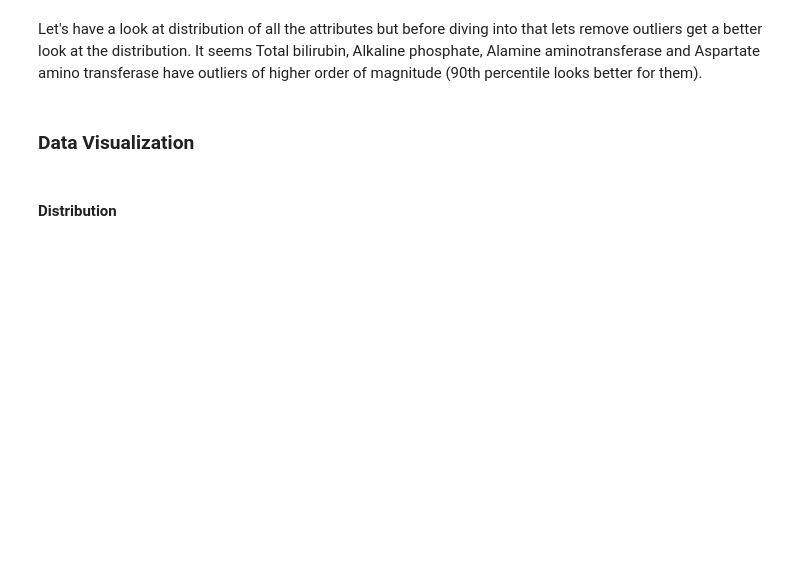
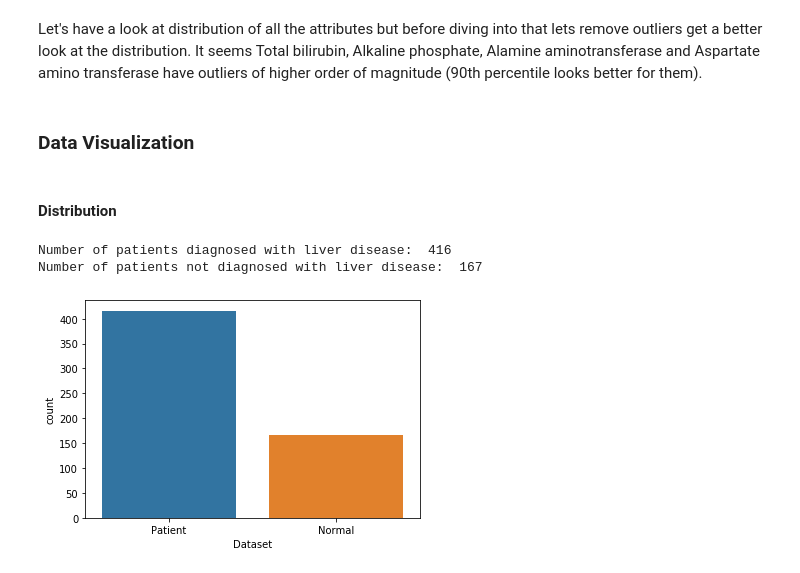
Before and after one commit to IndML101/Liver-Patients, a Jupyter notebook: Liver-Patients.ipynb, the cells around one changed output. Drawn from its saved outputs; the diff is of its cells as text; code cells hidden in the pictures; blank space fills up the shorter version.

```diff
--- a/Liver-Patients.ipynb
+++ b/Liver-Patients.ipynb
@@ -137,3 +137,17 @@ Let's have a look at distribution of all the attributes but before diving into t
 ### Data Visualization
 # %% [markdown]
 #### Distribution
+# %%
+# Count of Patients and normal people
+
+LD, NLD = data_df['Dataset'].value_counts()
+print('Number of patients diagnosed with liver disease: ',LD)
+print('Number of patients not diagnosed with liver disease: ',NLD)
+
+g = sns.countplot(data=data_df, x='Dataset', label='Count')
+g.set_xticklabels(['Patient', 'Normal'])
+plt.show()
+# %% [output]
+Number of patients diagnosed with liver disease:  416
+Number of patients not diagnosed with liver disease:  167
+[figure, added]
```
Also changed, not shown: parts of 5 cells of this notebook, 1 other file.
